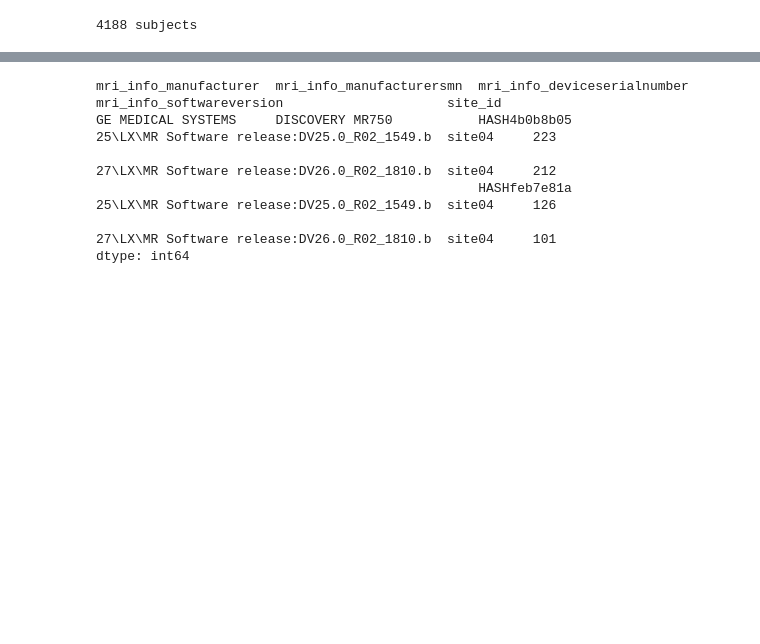
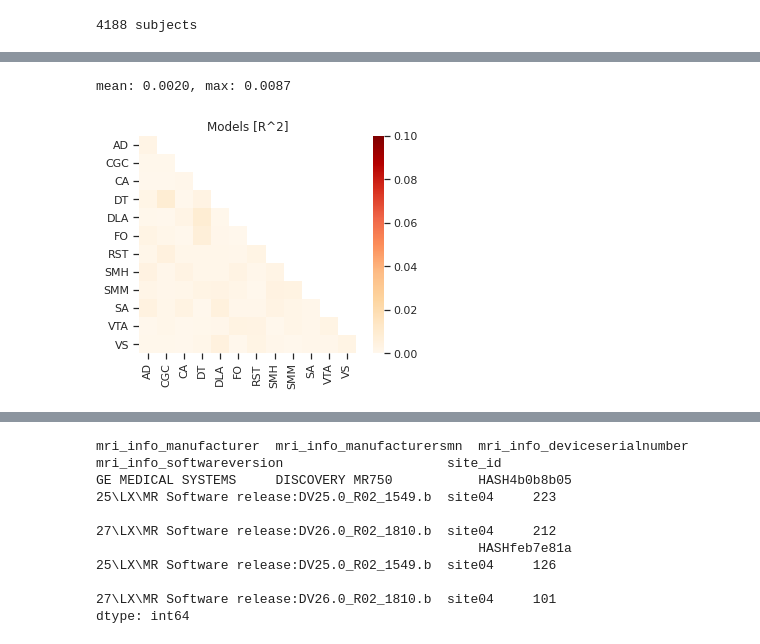
Before and after one commit to AKSoo/StructFunc, a Jupyter notebook: code/ConfoundEffects.ipynb, the cells around one changed output, grey strips where cells are left out. Saved outputs shown, nothing was run; the diff lists cells and outputs as text; code cells hidden in the pictures; blank space fills up the shorter version.

```diff
--- a/code/ConfoundEffects.ipynb
+++ b/code/ConfoundEffects.ipynb
@@ -204,10 +50,0 @@ Name: mri_info_softwareversion, dtype: int64
-# %%
-with sns.axes_style('ticks'):
-    ax = plotting.plot_fcon(
-        confound_r2s(fcon, scan.loc[manufacts['Philips Medical Systems'],
-                                    'mri_info_manufacturersmn']),
-        cmap='OrRd', vmax=0.10, vmin=0
-    )
-
-ax.set_title('Philips models [R^2]')
-plt.show()
@@ -216,10 +50,0 @@ plt.show()
-# %%
-with sns.axes_style('ticks'):
-    ax = plotting.plot_fcon(
-        confound_r2s(fcon, scan.loc[manufacts['Philips Medical Systems'],
-                                    'mri_info_softwareversion']),
-        cmap='OrRd', vmax=0.10, vmin=0
-    )
-
-ax.set_title('Philips software versions [R^2]')
-plt.show()
@@ -229,0 +67,16 @@ plt.show()
+# %%
+residresults = {}
+
+curr_features = fcon
+for scan_conf in abcd.SCAN_INFO:
+    residresults[scan_conf] = confound_residuals(curr_features, sm.OLS, scan[scan_conf])
+    curr_features = residresults[scan_conf]['resids']
+# %%
+r2s = residresults['mri_info_manufacturer']['results'].apply(lambda r: r.rsquared)
+
+print(f'mean: {r2s.mean():.4f}, max: {r2s.max():.4f}')
+
+with sns.axes_style('ticks'):
+    ax = plotting.plot_fcon(r2s, cmap='OrRd', vmax=0.10, vmin=0)
+ax.set_title('Manufacturers [R^2]')
+plt.show()
@@ -229,0 +86,12 @@ plt.show()
+# %%
+r2s = residresults['mri_info_manufacturersmn']['results'].apply(lambda r: r.rsquared)
+
+print(f'mean: {r2s.mean():.4f}, max: {r2s.max():.4f}')
+
+with sns.axes_style('ticks'):
+    ax = plotting.plot_fcon(r2s, cmap='OrRd', vmax=0.10, vmin=0)
+ax.set_title('Models [R^2]')
+plt.show()
+# %% [output]
+mean: 0.0020, max: 0.0087
+[figure, added]
```
Also changed, not shown: parts of 109 cells of this notebook, 1 other file.
